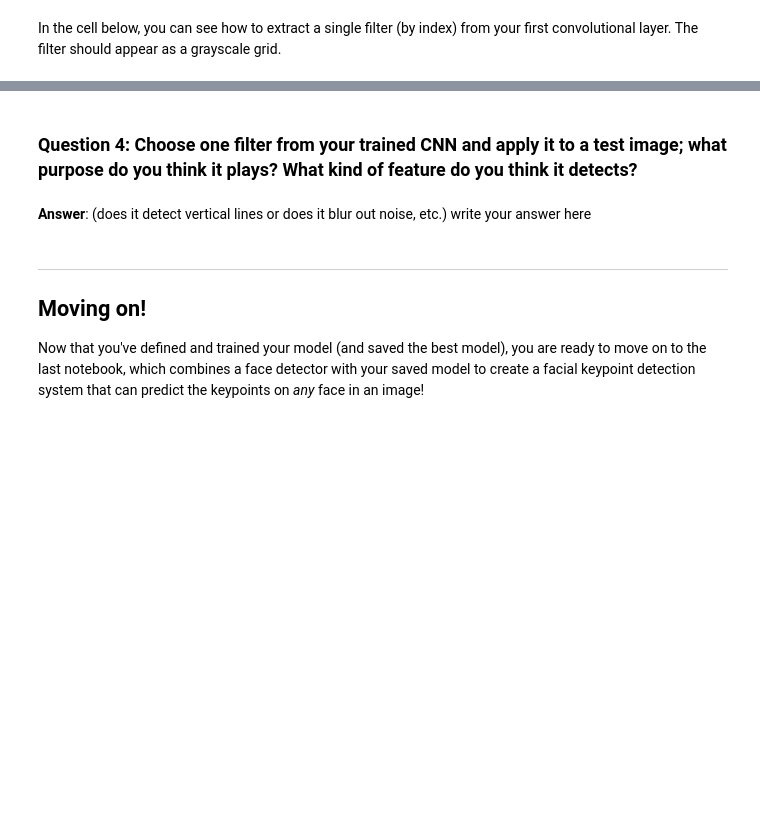
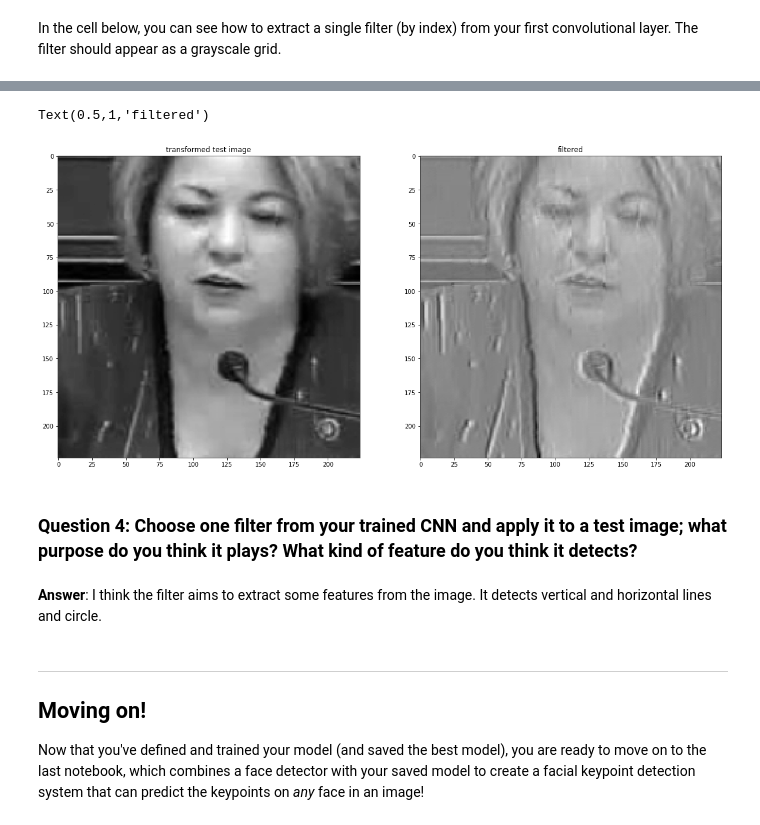
Before and after one commit to Thanh-Nguyen91/Facial_keypoints_detection, a Jupyter notebook: 2. Define the Network Architecture.ipynb, the cells around one changed output, grey strips where cells are left out. Drawn from its saved outputs; the diff is of its cells as text; code cells hidden in the pictures; blank space fills up the shorter version.

```diff
--- a/2. Define the Network Architecture.ipynb
+++ b/2. Define the Network Architecture.ipynb
@@ -502,14 +522,31 @@ Next, choose a test image and filter it with one of the convolutional kernels in
 ### TODO: Filter an image to see the effect of a convolutional kernel
 ---
 # %%
+import cv2
+
 ##TODO: load in and display any image from the transformed test dataset
+data= next(iter(test_loader))
+images = data['image']
+image = images[0]
+image = image.numpy()   # convert to numpy array from a Tensor
+image = np.transpose(image, (1, 2, 0))
+
+fig,ax = plt.subplots(1,2,figsize=(20,10))
+ax[0].imshow(np.squeeze(image),cmap='gray')
+ax[0].set_title('transformed test image')
 
 ## TODO: Using cv's filter2D function,
 ## apply a specific set of filter weights (like the one displayed above) to the test image
+image_filtered  = cv2.filter2D(image, -1, w[filter_index][0])
+ax[1].imshow(image_filtered,cmap ='gray')
+ax[1].set_title('filtered')
+# %% [output]
+Text(0.5,1,'filtered')
+[figure, added]
 # %% [markdown]
 ### Question 4: Choose one filter from your trained CNN and apply it to a test image; what purpose do you think it plays? What kind of feature do you think it detects?
-# %% [markdown]
-**Answer**: (does it detect vertical lines or does it blur out noise, etc.) write your answer here
+# %% [markdown]
+**Answer**: I think the filter aims to extract some features from the image. It detects vertical and horizontal lines and circle.
 # %% [markdown]
 ---
 ## Moving on!
```
Also changed, not shown: parts of 18 cells of this notebook, 4 other files.
